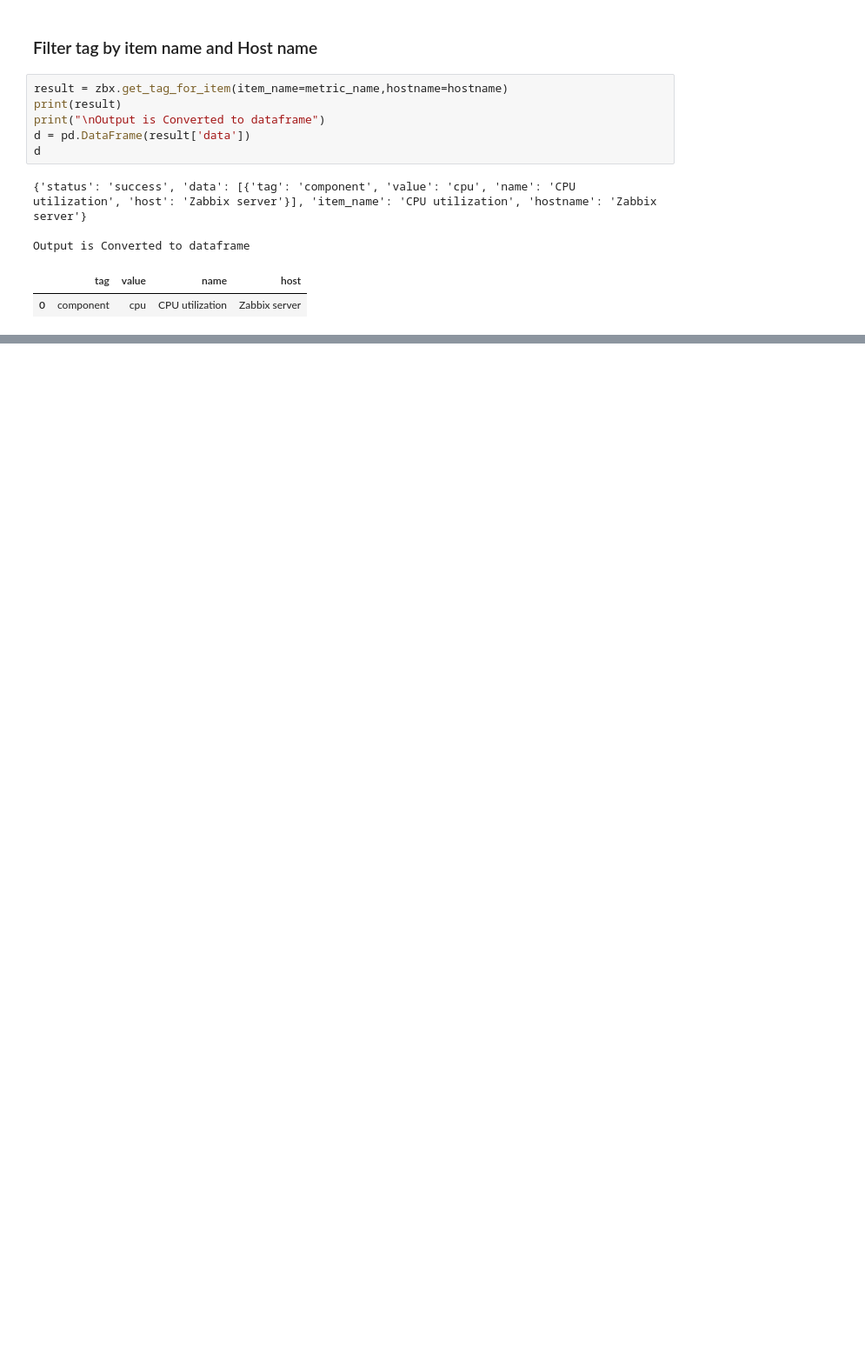
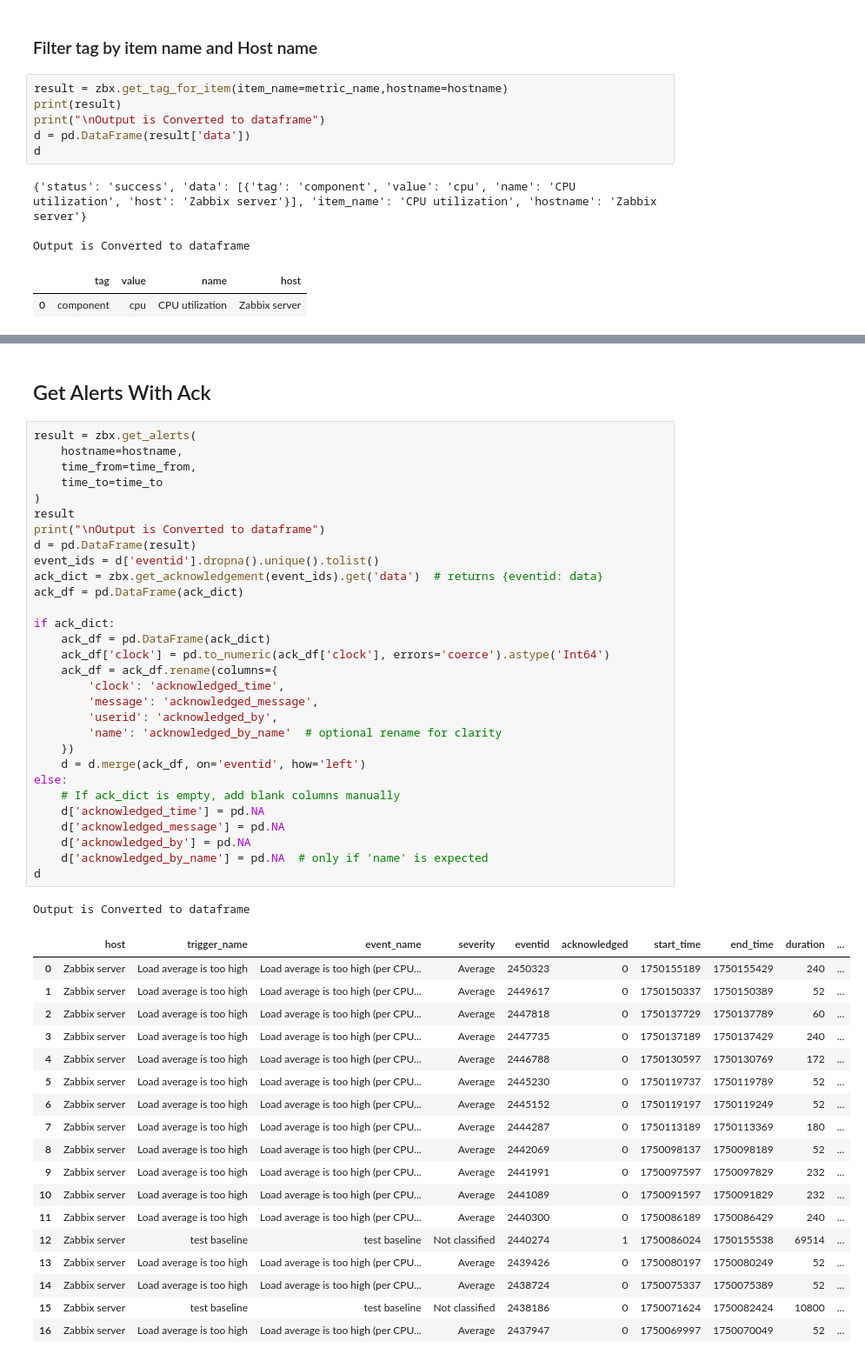
Before and after one commit to Kartik240803/zabbix, a Jupyter notebook: lib_tester.ipynb, the cells around one changed output, grey strips where cells are left out. Shown at 87% size. Saved outputs shown, nothing was run; the diff lists cells and outputs as text; blank space fills up the shorter version.

Commit message:
added new use cases for time to response and resolution time

```diff
--- a/lib_tester.ipynb
+++ b/lib_tester.ipynb
@@ -317,0 +379,52 @@ Output is Converted to dataframe
+# %% [markdown]
+## Get Alerts With Ack
+# %%
+result = zbx.get_alerts(
+    hostname=hostname,
+    time_from=time_from,
+    time_to=time_to
+)
+result
+print("\nOutput is Converted to dataframe")
+d = pd.DataFrame(result)
+event_ids = d['eventid'].dropna().unique().tolist()
+ack_dict = zbx.get_acknowledgement(event_ids).get('data')  # returns {eventid: data}
+ack_df = pd.DataFrame(ack_dict)
+
+if ack_dict:
+    ack_df = pd.DataFrame(ack_dict)
+    ack_df['clock'] = pd.to_numeric(ack_df['clock'], errors='coerce').astype('Int64')
+    ack_df = ack_df.rename(columns={
+        'clock': 'acknowledged_time',
+        'message': 'acknowledged_message',
+        'userid': 'acknowledged_by',
+        'name': 'acknowledged_by_name'  # optional rename for clarity
+    })
+    d = d.merge(ack_df, on='eventid', how='left')
+else:
+    # If ack_dict is empty, add blank columns manually
+    d['acknowledged_time'] = pd.NA
+    d['acknowledged_message'] = pd.NA
+    d['acknowledged_by'] = pd.NA
+    d['acknowledged_by_name'] = pd.NA  # only if 'name' is expected
+d
+# %% [output]
+Output is Converted to dataframe
+|  | host | trigger_name | event_name | severity | eventid | acknowledged | start_time | end_time | duration | ... |
+| 0 | Zabbix server | Load average is too high | Load average is too high (per CPU... | Average | 2450323 | 0 | 1750155189 | 1750155429 | 240 | ... |
+| 1 | Zabbix server | Load average is too high | Load average is too high (per CPU... | Average | 2449617 | 0 | 1750150337 | 1750150389 | 52 | ... |
+| 2 | Zabbix server | Load average is too high | Load average is too high (per CPU... | Average | 2447818 | 0 | 1750137729 | 1750137789 | 60 | ... |
+| 3 | Zabbix server | Load average is too high | Load average is too high (per CPU... | Average | 2447735 | 0 | 1750137189 | 1750137429 | 240 | ... |
+| 4 | Zabbix server | Load average is too high | Load average is too high (per CPU... | Average | 2446788 | 0 | 1750130597 | 1750130769 | 172 | ... |
+| 5 | Zabbix server | Load average is too high | Load average is too high (per CPU... | Average | 2445230 | 0 | 1750119737 | 1750119789 | 52 | ... |
+| 6 | Zabbix server | Load average is too high | Load average is too high (per CPU... | Average | 2445152 | 0 | 1750119197 | 1750119249 | 52 | ... |
+| 7 | Zabbix server | Load average is too high | Load average is too high (per CPU... | Average | 2444287 | 0 | 1750113189 | 1750113369 | 180 | ... |
+| 8 | Zabbix server | Load average is too high | Load average is too high (per CPU... | Average | 2442069 | 0 | 1750098137 | 1750098189 | 52 | ... |
+| 9 | Zabbix server | Load average is too high | Load average is too high (per CPU... | Average | 2441991 | 0 | 1750097597 | 1750097829 | 232 | ... |
+| 10 | Zabbix server | Load average is too high | Load average is too high (per CPU... | Average | 2441089 | 0 | 1750091597 | 1750091829 | 232 | ... |
+| 11 | Zabbix server | Load average is too high | Load average is too high (per CPU... | Average | 2440300 | 0 | 1750086189 | 1750086429 | 240 | ... |
+| 12 | Zabbix server | test baseline | test baseline | Not classified | 2440274 | 1 | 1750086024 | 1750155538 | 69514 | ... |
+| 13 | Zabbix server | Load average is too high | Load average is too high (per CPU... | Average | 2439426 | 0 | 1750080197 | 1750080249 | 52 | ... |
+| 14 | Zabbix server | Load average is too high | Load average is too high (per CPU... | Average | 2438724 | 0 | 1750075337 | 1750075389 | 52 | ... |
+| 15 | Zabbix server | test baseline | test baseline | Not classified | 2438186 | 0 | 1750071624 | 1750082424 | 10800 | ... |
+| 16 | Zabbix server | Load average is too high | Load average is too high (per CPU... | Average | 2437947 | 0 | 1750069997 | 1750070049 | 52 | ... |
```
Also changed, not shown: parts of 18 cells of this notebook, 1 other file.
